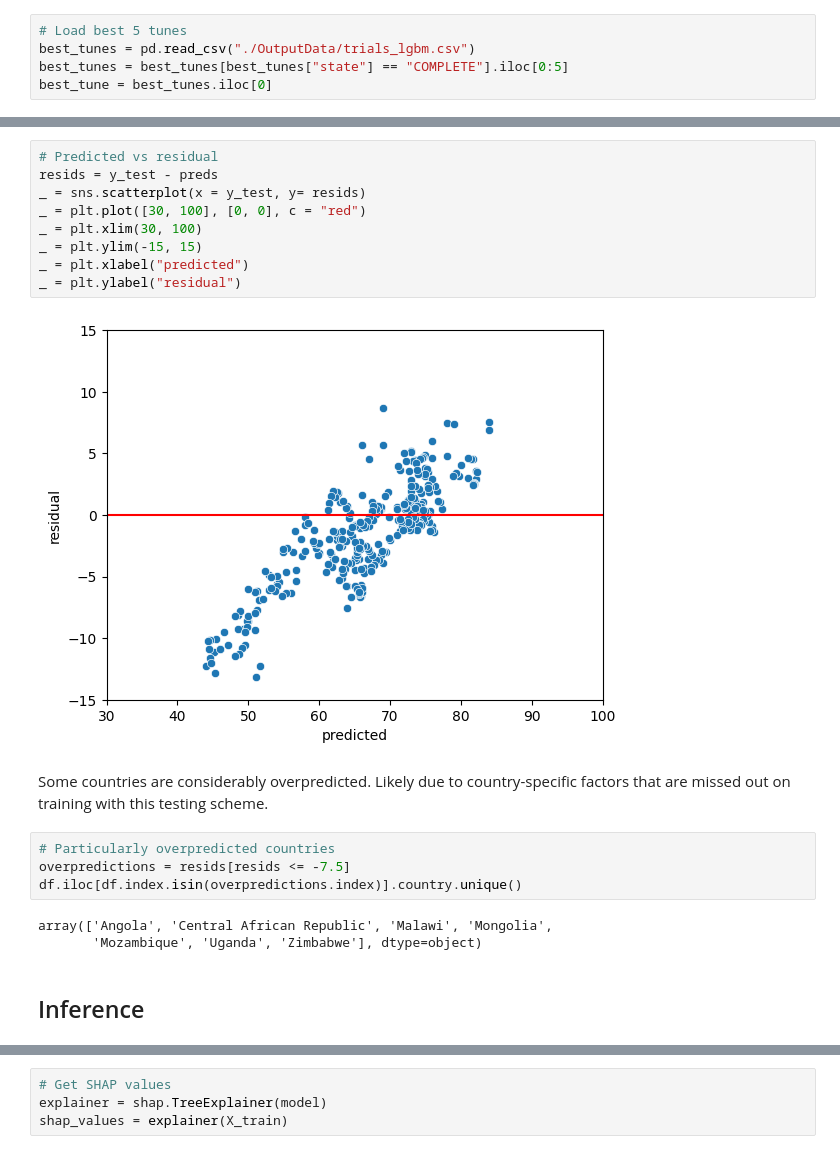
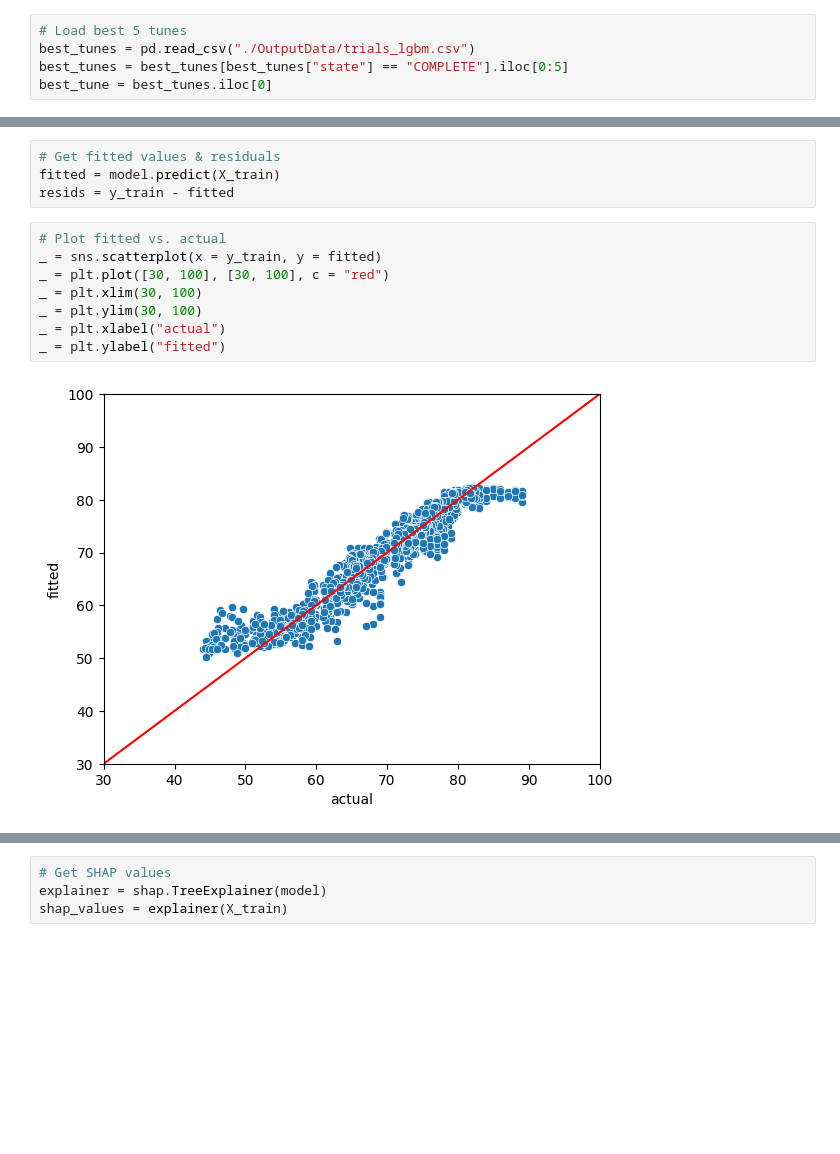
Before and after one commit to AhmetZamanis/PanelLifeExpectancy, a Jupyter notebook: 2.0_LGBM.ipynb, the cells around one changed output, grey strips where cells are left out. Drawn from its saved outputs; the diff is of its cells as text; blank space fills up the shorter version.

Commit message:
Change LGBM testing scheme to nested CV

```diff
--- a/2.0_LGBM.ipynb
+++ b/2.0_LGBM.ipynb
@@ -238,22 +387,14 @@ _ = plt.ylabel("predicted")
-# %%
-# Predicted vs residual
-resids = y_test - preds
-_ = sns.scatterplot(x = y_test, y= resids)
-_ = plt.plot([30, 100], [0, 0], c = "red")
-_ = plt.xlim(30, 100)
-_ = plt.ylim(-15, 15)
-_ = plt.xlabel("predicted")
-_ = plt.ylabel("residual")
-# %% [output]
-[figure, old version]
-# %% [markdown]
-Some countries are considerably overpredicted. Likely due to country-specific factors that are missed out on training with this testing scheme.
-# %%
-# Particularly overpredicted countries
-overpredictions = resids[resids <= -7.5]
-df.iloc[df.index.isin(overpredictions.index)].country.unique()
-# %% [output]
-array(['Angola', 'Central African Republic', 'Malawi', 'Mongolia',
-       'Mozambique', 'Uganda', 'Zimbabwe'], dtype=object)
-# %% [markdown]
-## Inference
+# %%
+# Get fitted values & residuals
+fitted = model.predict(X_train)
+resids = y_train - fitted
+# %%
+# Plot fitted vs. actual
+_ = sns.scatterplot(x = y_train, y = fitted)
+_ = plt.plot([30, 100], [30, 100], c = "red")
+_ = plt.xlim(30, 100)
+_ = plt.ylim(30, 100)
+_ = plt.xlabel("actual")
+_ = plt.ylabel("fitted")
+# %% [output]
+[figure, added]
```
Also changed, not shown: parts of 22 cells of this notebook.
